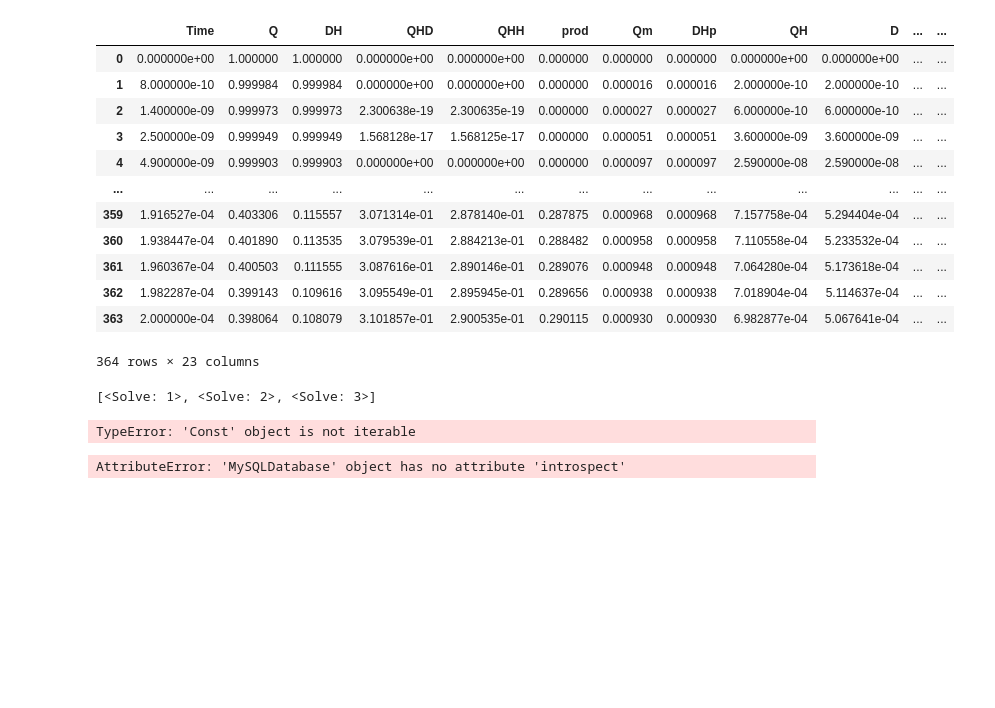
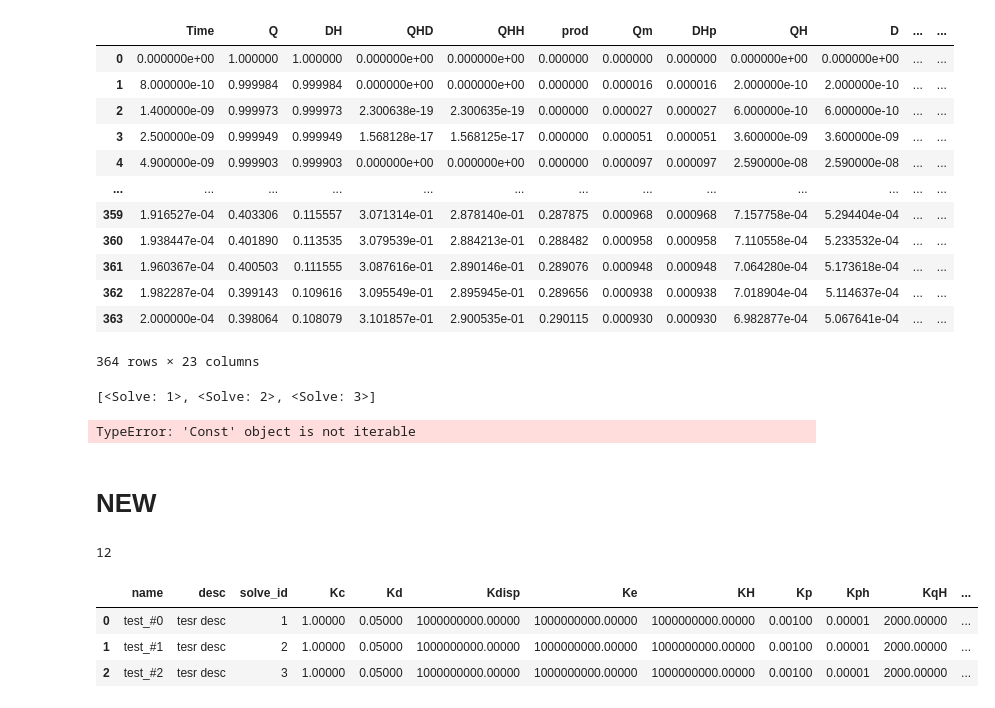
Before and after one commit to EnglishBeach/COMSOL_polymers, a Jupyter notebook: Batch/interafce.ipynb, the cells around one changed output. Saved outputs shown, nothing was run; the diff lists cells and outputs as text; code cells hidden in the pictures; blank space fills up the shorter version.

```diff
--- a/Batch/interafce.ipynb
+++ b/Batch/interafce.ipynb
@@ -46,7 +48,7 @@ df.head()
 #     df= pd.read_json(q.data)
 #     return name
 # %%
-with database_connection:
+with db:
     q= Solve.select(Solve).where(Solve.name=='test_#2').get()
     q2 = Const.select(Const).join(Solve).where(Const.solve_id==q).execute()
 df= pd.read_json(q.data)
@@ -102,5 +102,44 @@ import pwiz
-# %%
-with database_connection:
-    pwiz.print_models(database_connection,['const'])
-# %% [output]
-AttributeError: 'MySQLDatabase' object has no attribute 'introspect'
+# %% [markdown]
+# NEW
+# %%
+with db:
+    cursor= db.execute_sql('select * from pivot')
+    result = cursor.fetchall()
+cursor.rowcount
+# %% [output]
+12
+# %%
+q = {
+    'light': (0, 0.00002),
+    'KrD': (0, 1E100),
+}
+def get_solves(conditious):
+    string = 'select * from pivot \n where \n'
+    for key, diap in conditious.items():
+        string += f'{diap[0]} <= {key} and {key} <= {diap[1]} \n and \n'
+
+    querry = string[:-8]
+
+    with db:
+        columns = [i.name for i in db.get_columns('pivot')]
+        # columns.remove('data')
+        cursor = db.execute_sql(querry)
+        result = cursor.fetchall()
+    df = pd.DataFrame(columns=columns, data=result)
+
+
+    datas = df['data']
+    data_df_list = []
+    for data in datas:
+        data_df_list.append( pd.read_json(data[1:-1].replace('\\','')))
+
+    del df['data']
+    return df,data_df_list
+
+solves,datas =get_solves(q)
+solves
+# %% [output]
+|  | name | desc | solve_id | Kc | Kd | Kdisp | Ke | KH | Kp | Kph | KqH | ... |
+| 0 | test_#0 | tesr desc | 1 | 1.00000 | 0.05000 | 1000000000.00000 | 1000000000.00000 | 1000000000.00000 | 0.00100 | 0.00001 | 2000.00000 | ... |
+| 1 | test_#1 | tesr desc | 2 | 1.00000 | 0.05000 | 1000000000.00000 | 1000000000.00000 | 1000000000.00000 | 0.00100 | 0.00001 | 2000.00000 | ... |
+| 2 | test_#2 | tesr desc | 3 | 1.00000 | 0.05000 | 1000000000.00000 | 1000000000.00000 | 1000000000.00000 | 0.00100 | 0.00001 | 2000.00000 | ... |
```
Also changed, not shown: parts of 7 cells of this notebook, 2 other files.
